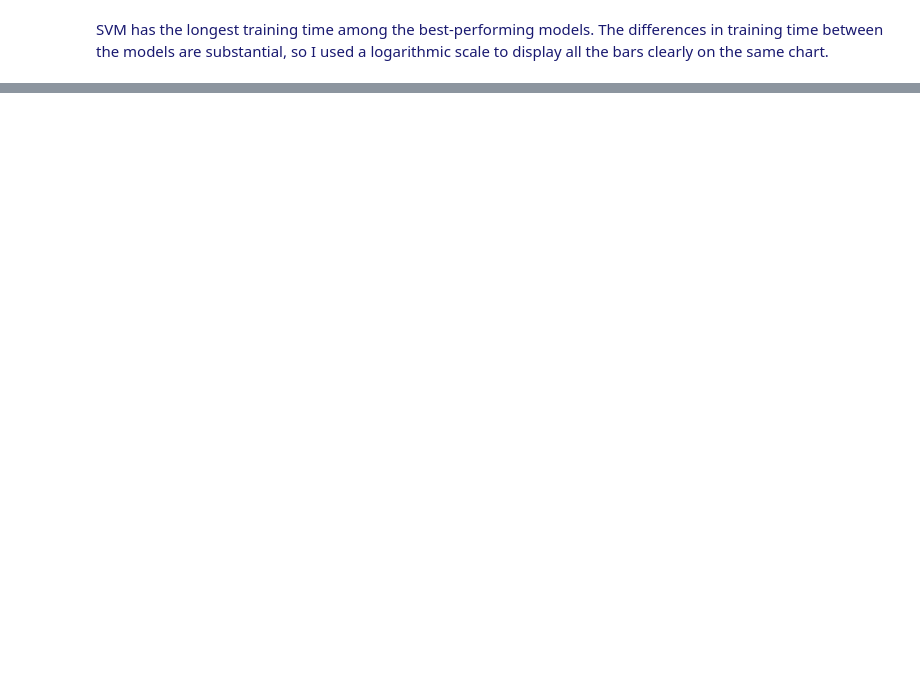
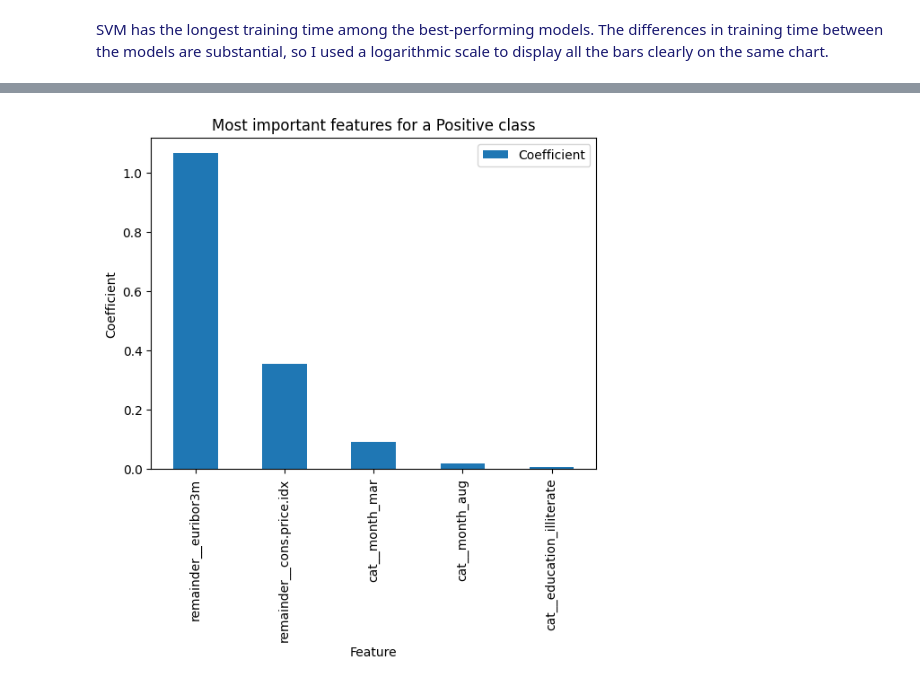
Before and after one commit to vilyapilya/Classification-models-comparison-for-bank-marketing-, a Jupyter notebook: prompt_III.ipynb, the cells around one changed output, grey strips where cells are left out. Drawn from its saved outputs; the diff is of its cells as text; code cells hidden in the pictures; blank space fills up the shorter version.

```diff
--- a/prompt_III.ipynb
+++ b/prompt_III.ipynb
@@ -312,7 +321,7 @@ Name: count, dtype: int64
 t_lr = LogisticRegression(max_iter=5000, solver='liblinear')
 
 params = {'C': [0.01, 0.1, 1], 'l1_ratio': [0], 'class_weight': [None, 'balanced'],}
-grid = GridSearchCV(estimator=t_lr, param_grid=params, scoring='f1', cv = 3, n_jobs=-1, verbose=2)
+lr_grid = GridSearchCV(estimator=t_lr, param_grid=params, scoring='f1', cv = 3, n_jobs=-1)
 
-grid.fit(X_train_scaled, y_train)
+lr_grid.fit(X_train_scaled, y_train)
 # %% [output]
@@ -525,0 +526,22 @@ plt.show()
+# %%
+feature_names = preprocessor.get_feature_names_out()
+best_lr = lr_grid.best_estimator_
+
+coef_df = pd.DataFrame({
+    'Feature': feature_names,
+    'Coefficient': best_lr.coef_[0]
+})
+
+coef_df = coef_df.sort_values('Coefficient', ascending=False)
+
+coef_df.head(5).plot(
+    kind="bar",
+    x="Feature",
+    y="Coefficient"
+)
+plt.title("Most important features for a Positive class")
+plt.xlabel("Feature")
+plt.ylabel("Coefficient")
+plt.show()
+# %% [output]
+[figure, added]
```
Also changed, not shown: parts of 23 cells of this notebook, 3 other files.
